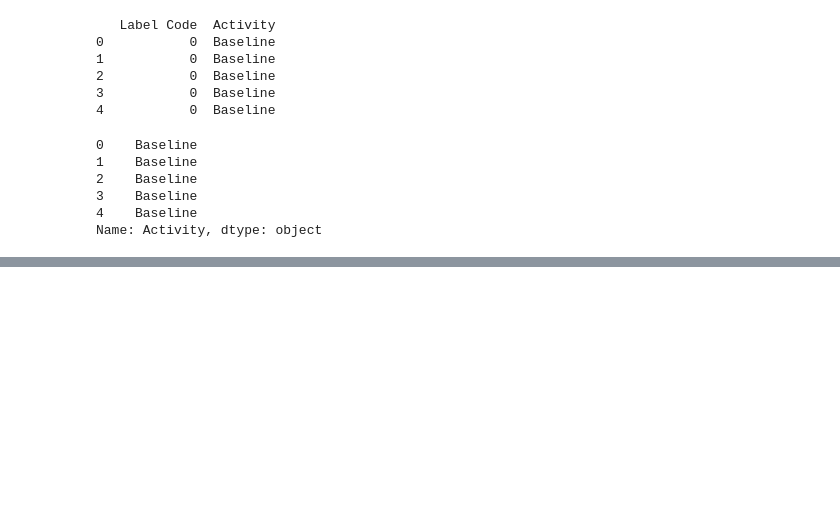
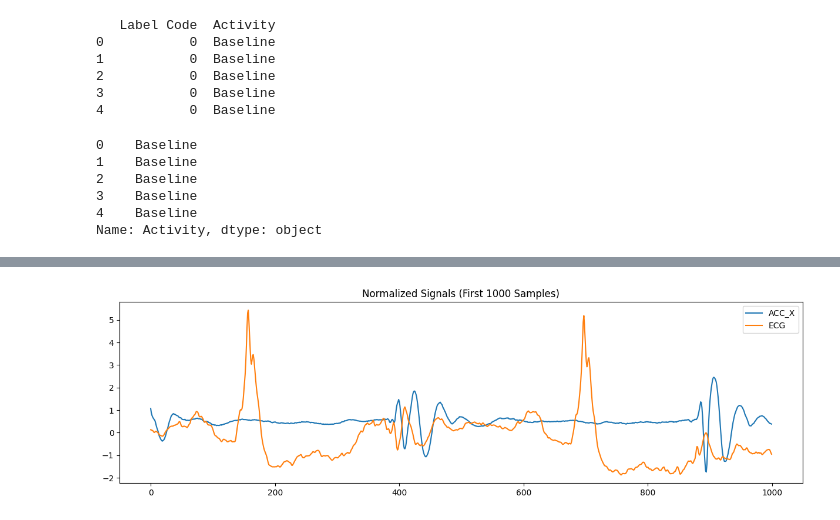
Before and after one commit to Jomoregie1/generative-health-models, a Jupyter notebook: notebooks/01_explore_wesad.ipynb, the cells around one changed output, grey strips where cells are left out. Cells and saved outputs as stored; diff of their text form; code cells hidden in the pictures; blank space fills up the shorter version.

```diff
--- a/notebooks/01_explore_wesad.ipynb
+++ b/notebooks/01_explore_wesad.ipynb
@@ -120,0 +199,18 @@ Name: Activity, dtype: object
+# %%
+# Choose signal columns only (exclude labels)
+signal_columns = ['ACC_X', 'ACC_Y', 'ACC_Z', 'ECG', 'EMG', 'EDA', 'Temp', 'Resp']
+
+# Fit and transform scaler
+scaler = StandardScaler()
+filtered_df[signal_columns] = scaler.fit_transform(filtered_df[signal_columns])
+
+# joblib.dump(scaler, 'data/processed/chest_scaler.pkl')
+# %%
+plt.figure(figsize=(15, 4))
+plt.plot(filtered_df['ACC_X'][:1000], label='ACC_X')
+plt.plot(filtered_df['ECG'][:1000], label='ECG')
+plt.title("Normalized Signals (First 1000 Samples)")
+plt.legend()
+plt.show()
+# %% [output]
+[figure, added]
```
Also changed, not shown: parts of 9 cells of this notebook, 22 other files.
